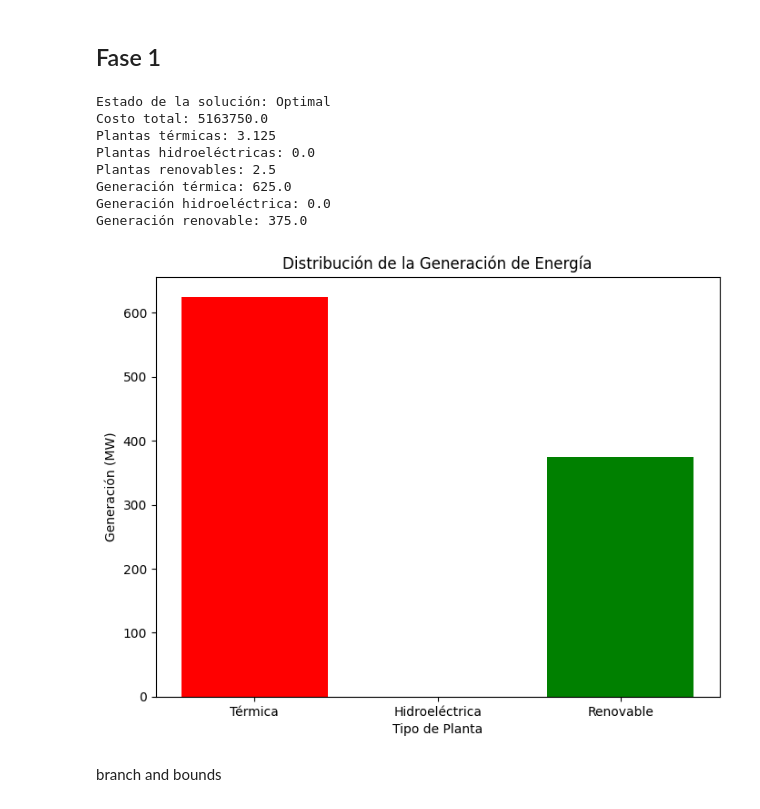
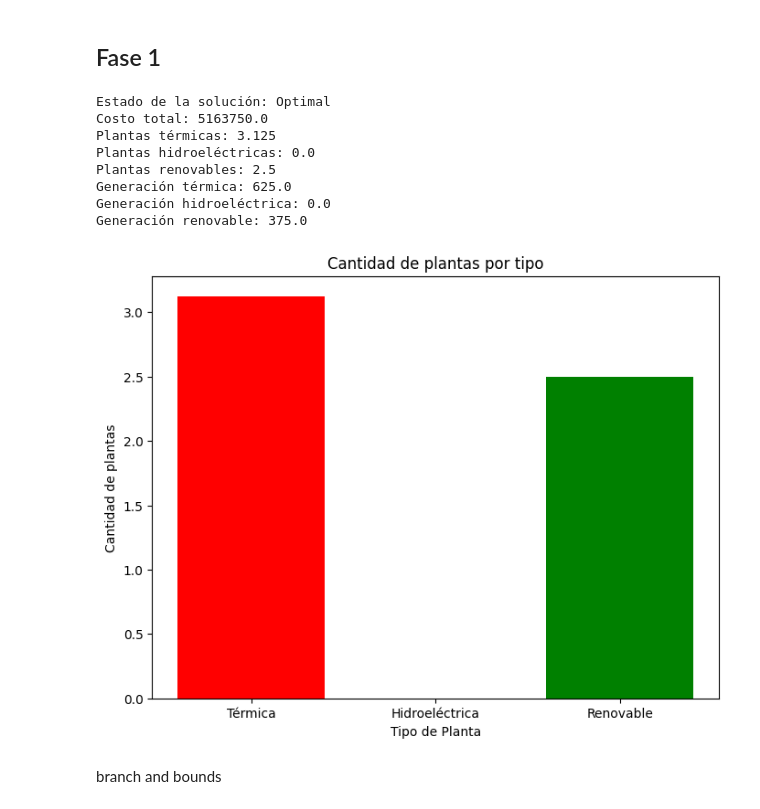
Before and after one commit to noelpc03/Energy-production-optimization-model, a Jupyter notebook: src/model.ipynb, the cells around one changed output. Drawn from its saved outputs; the diff is of its cells as text; code cells hidden in the pictures.

```diff
--- a/src/model.ipynb
+++ b/src/model.ipynb
@@ -138,37 +138,37 @@ problem += (0.8 * G_T <= 500), "CO2_Limit"
 
 # Resolver el problema con Simplex
 problem.solve()
 
 # Imprimir resultados
 print("Estado de la solución:", pulp.LpStatus[problem.status])
 print("Costo total:", pulp.value(problem.objective))
 print("Plantas térmicas:", pulp.value(x_T))
 print("Plantas hidroeléctricas:", pulp.value(x_H))
 print("Plantas renovables:", pulp.value(x_R))
 print("Generación térmica:", pulp.value(G_T))
 print("Generación hidroeléctrica:", pulp.value(G_H))
 print("Generación renovable:", pulp.value(G_R))
 
 # Visualización de la generación
 labels = ["Térmica", "Hidroeléctrica", "Renovable"]
-generacion = [pulp.value(G_T), pulp.value(G_H), pulp.value(G_R)]
+generacion = [pulp.value(x_T), pulp.value(x_H), pulp.value(x_R)]
 
 plt.figure(figsize=(8, 6))
 plt.bar(labels, generacion, color=['red', 'blue', 'green'])
 plt.xlabel("Tipo de Planta")
-plt.ylabel("Generación (MW)")
-plt.title("Distribución de la Generación de Energía")
+plt.ylabel("Cantidad de plantas")
+plt.title("Cantidad de plantas por tipo")
 plt.show()
 # %% [output]
 Estado de la solución: Optimal
 Costo total: 5163750.0
 Plantas térmicas: 3.125
 Plantas hidroeléctricas: 0.0
 Plantas renovables: 2.5
 Generación térmica: 625.0
 Generación hidroeléctrica: 0.0
 Generación renovable: 375.0
-[figure, old version]
+[figure, new version]
 # %% [markdown]
 branch and bounds
 # %%
```
Also changed, not shown: 8 other files.
